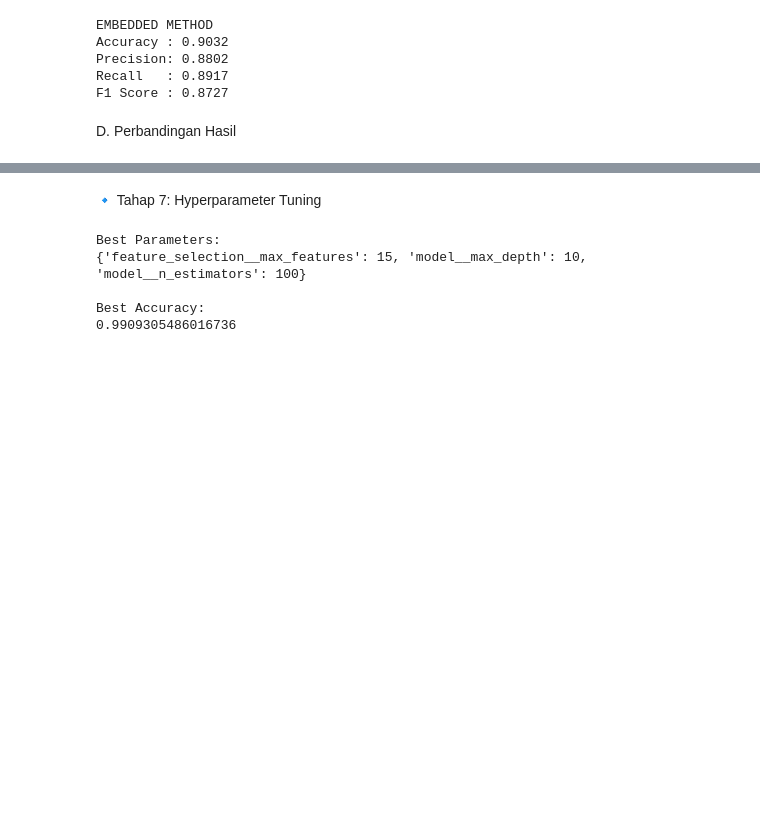
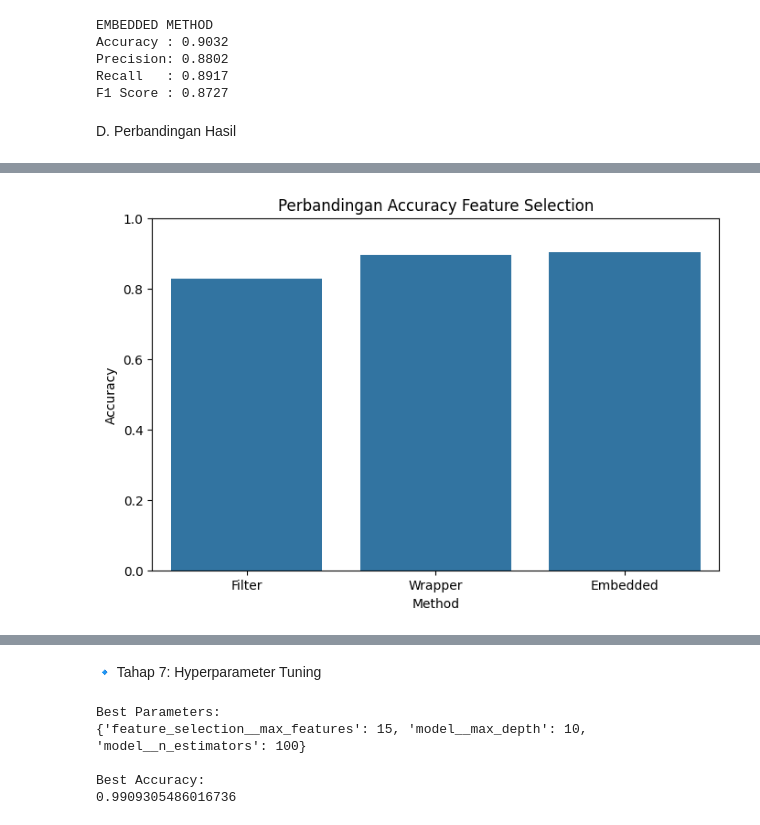
Before and after one commit to Azwann3008/iot-feature-selection-project, a Jupyter notebook: eksplorasi_kelompokX.ipynb, the cells around one changed output, grey strips where cells are left out. Drawn from its saved outputs; the diff is of its cells as text; code cells hidden in the pictures; blank space fills up the shorter version.

```diff
--- a/eksplorasi_kelompokX.ipynb
+++ b/eksplorasi_kelompokX.ipynb
@@ -391,28 +509,69 @@ F1 Score : 0.8727
 # %% [markdown]
 D. Perbandingan Hasil
 # %%
-cv_embedded = cross_validate(
-    pipeline_embedded,
-    X_train,
-    y_train,
+import pandas as pd
+import matplotlib.pyplot as plt
+import seaborn as sns
 
-    cv=StratifiedKFold(
-        n_splits=5,
-        shuffle=True,
-        random_state=42
-    ),
+# Membuat dataframe hasil evaluasi
+results = pd.DataFrame({
+    'Method': ['Filter', 'Wrapper', 'Embedded'],
 
-    scoring=[
-        'accuracy',
-        'precision_macro',
-        'recall_macro',
-        'f1_macro'
+    'Accuracy': [
+        cv_filter['test_accuracy'].mean(),
+        cv_wrapper['test_accuracy'].mean(),
+        cv_embedded['test_accuracy'].mean()
+    ],
+
+    'Precision': [
+        cv_filter['test_precision_macro'].mean(),
+        cv_wrapper['test_precision_macro'].mean(),
+        cv_embedded['test_precision_macro'].mean()
+    ],
+
+    'Recall': [
+        cv_filter['test_recall_macro'].mean(),
+        cv_wrapper['test_recall_macro'].mean(),
+        cv_embedded['test_recall_macro'].mean()
+    ],
+
+    'F1 Score': [
+        cv_filter['test_f1_macro'].mean(),
+        cv_wrapper['test_f1_macro'].mean(),
+        cv_embedded['test_f1_macro'].mean()
     ]
+})
+
+# Menampilkan tabel hasil
+print(results)
+
+# Grafik Accuracy
+
+plt.figure(figsize=(8,5))
+
+sns.barplot(
+    x='Method',
+    y='Accuracy',
+    data=results
 )
 
-print("EMBEDDED METHOD")
-print("Accuracy :", cv_embedded['test_accuracy'].mean())
-print("Precision:", cv_embedded['test_precision_macro'].mean())
-print("Recall   :", cv_embedded['test_recall_macro'].mean())
-print("F1 Score :", cv_embedded['test_f1_macro'].mean())
+plt.title('Perbandingan Accuracy Feature Selection')
+plt.ylim(0,1)
+
+plt.show()
+
+# Grafik F1 Score
+
+plt.figure(figsize=(8,5))
+
+sns.barplot(
+    x='Method',
+    y='F1 Score',
+    data=results
+)
+
+plt.title('Perbandingan F1 Score Feature Selection')
+plt.ylim(0,1)
+
+plt.show()
 # %% [output]
@@ -423,0 +582 @@ F1 Score : 0.8671189089151475
+[figure, added]
```
Also changed, not shown: parts of 5 cells of this notebook, 1 other file.
